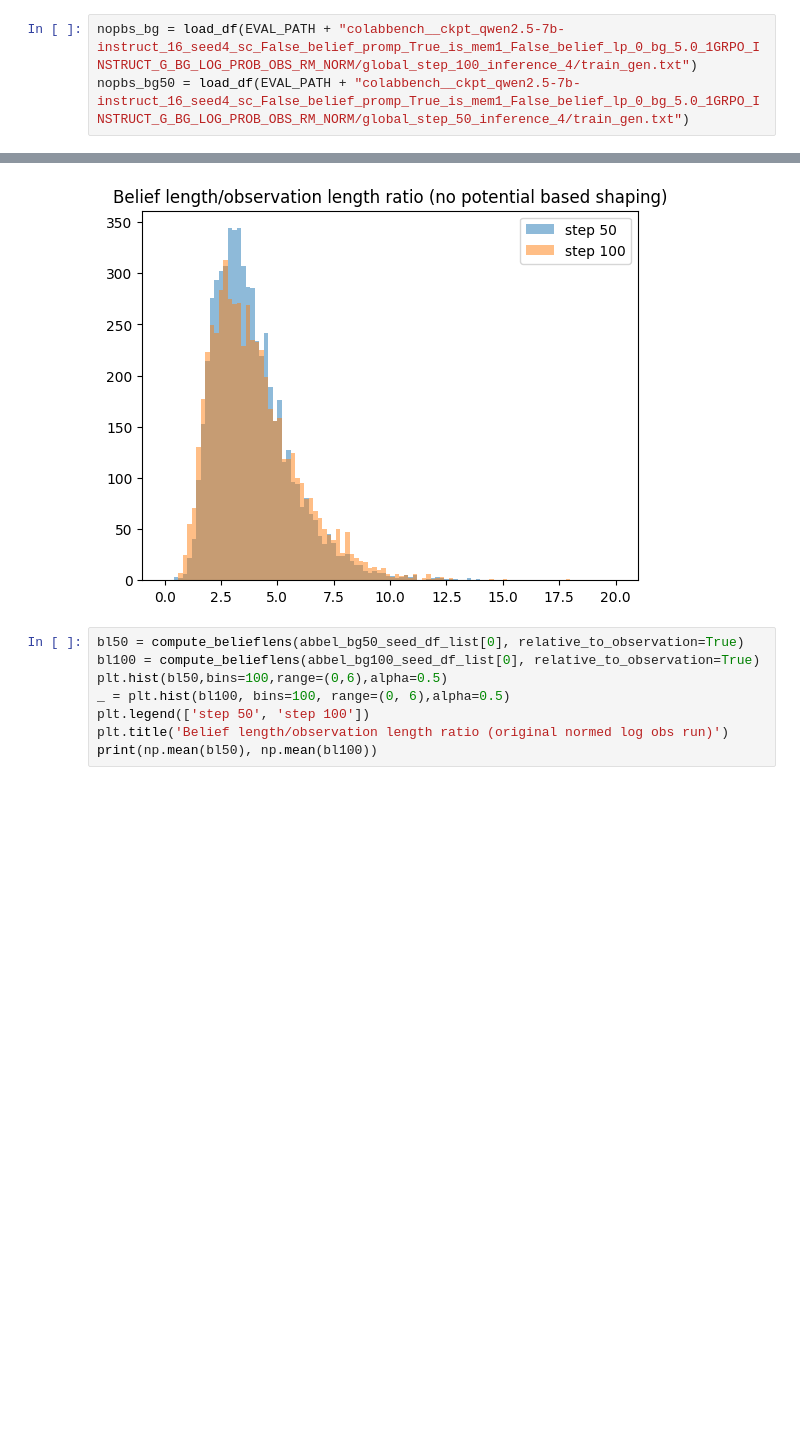
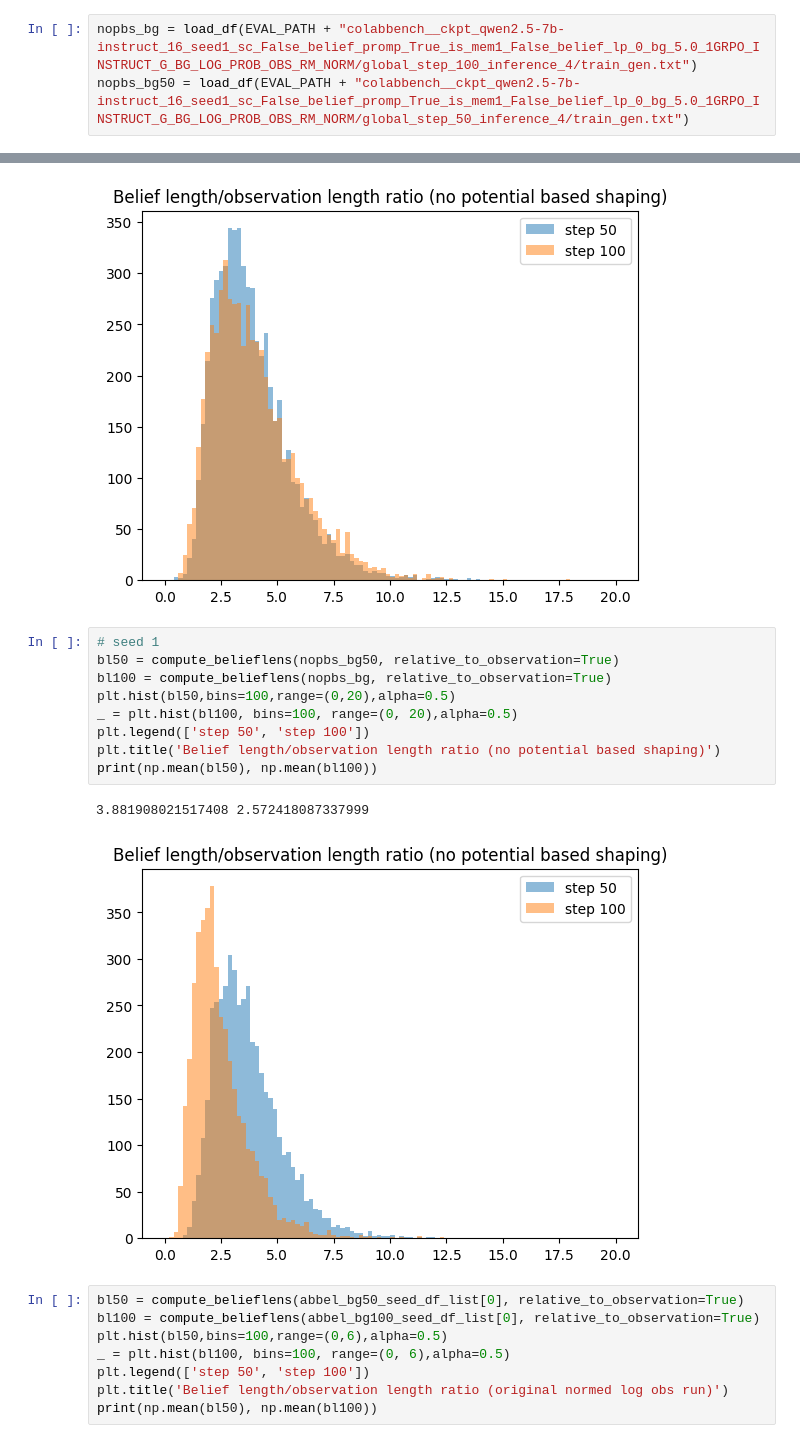
Before and after one commit to jakob-bjorner/optimal-explorer-dev, a Jupyter notebook: notebooks/ColBench_scratch.ipynb, the cells around one changed output, grey strips where cells are left out. Saved outputs shown, nothing was run; the diff lists cells and outputs as text; blank space fills up the shorter version.

```diff
--- a/notebooks/ColBench_scratch.ipynb
+++ b/notebooks/ColBench_scratch.ipynb
@@ -56,8 +56,8 @@ pbs_bg = load_df(EVAL_PATH +"colabbench__ckpt_qwen2.5-7b-instruct_16_seed4_sc_Fa
 
 pbs_bg50 = load_df(EVAL_PATH +"colabbench__ckpt_qwen2.5-7b-instruct_16_seed4_sc_False_belief_promp_True_is_mem1_False_belief_lp_0_bg_25.0_1GRPO_INSTRUCT_G_BG_LOG_PROB_OBS_RM_NORM_BAMDPm2aly_redo/global_step_50_inference_4/train_gen.txt")
 # %%
-nopbs_bg = load_df(EVAL_PATH + "colabbench__ckpt_qwen2.5-7b-instruct_16_seed4_sc_False_belief_promp_True_is_mem1_False_belief_lp_0_bg_5.0_1GRPO_INSTRUCT_G_BG_LOG_PROB_OBS_RM_NORM/global_step_100_inference_4/train_gen.txt")
-nopbs_bg50 = load_df(EVAL_PATH + "colabbench__ckpt_qwen2.5-7b-instruct_16_seed4_sc_False_belief_promp_True_is_mem1_False_belief_lp_0_bg_5.0_1GRPO_INSTRUCT_G_BG_LOG_PROB_OBS_RM_NORM/global_step_50_inference_4/train_gen.txt")
+nopbs_bg = load_df(EVAL_PATH + "colabbench__ckpt_qwen2.5-7b-instruct_16_seed1_sc_False_belief_promp_True_is_mem1_False_belief_lp_0_bg_5.0_1GRPO_INSTRUCT_G_BG_LOG_PROB_OBS_RM_NORM/global_step_100_inference_4/train_gen.txt")
+nopbs_bg50 = load_df(EVAL_PATH + "colabbench__ckpt_qwen2.5-7b-instruct_16_seed1_sc_False_belief_promp_True_is_mem1_False_belief_lp_0_bg_5.0_1GRPO_INSTRUCT_G_BG_LOG_PROB_OBS_RM_NORM/global_step_50_inference_4/train_gen.txt")
 # %%
 abbel_bg_seed_paths = [
     'qwen2.5-7b-instruct_16_seed1_sc_False_belief_promp_True_is_mem1_False_belief_lp_0ABBEL_LOG_PROB_OBS_SEED_3_inference_4',
@@ -287,6 +287,18 @@ print(np.mean(bl50), np.mean(bl100))
 # %% [output]
 4.1282926142018095 4.116860314953191
 [figure]
+# %%
+# seed 1
+bl50 = compute_belieflens(nopbs_bg50, relative_to_observation=True)
+bl100 = compute_belieflens(nopbs_bg, relative_to_observation=True)
+plt.hist(bl50,bins=100,range=(0,20),alpha=0.5)
+_ = plt.hist(bl100, bins=100, range=(0, 20),alpha=0.5)
+plt.legend(['step 50', 'step 100'])
+plt.title('Belief length/observation length ratio (no potential based shaping)')
+print(np.mean(bl50), np.mean(bl100))
+# %% [output]
+3.881908021517408 2.572418087337999
+[figure, added]
 # %%
 bl50 = compute_belieflens(abbel_bg50_seed_df_list[0], relative_to_observation=True)
 bl100 = compute_belieflens(abbel_bg100_seed_df_list[0], relative_to_observation=True)
```
